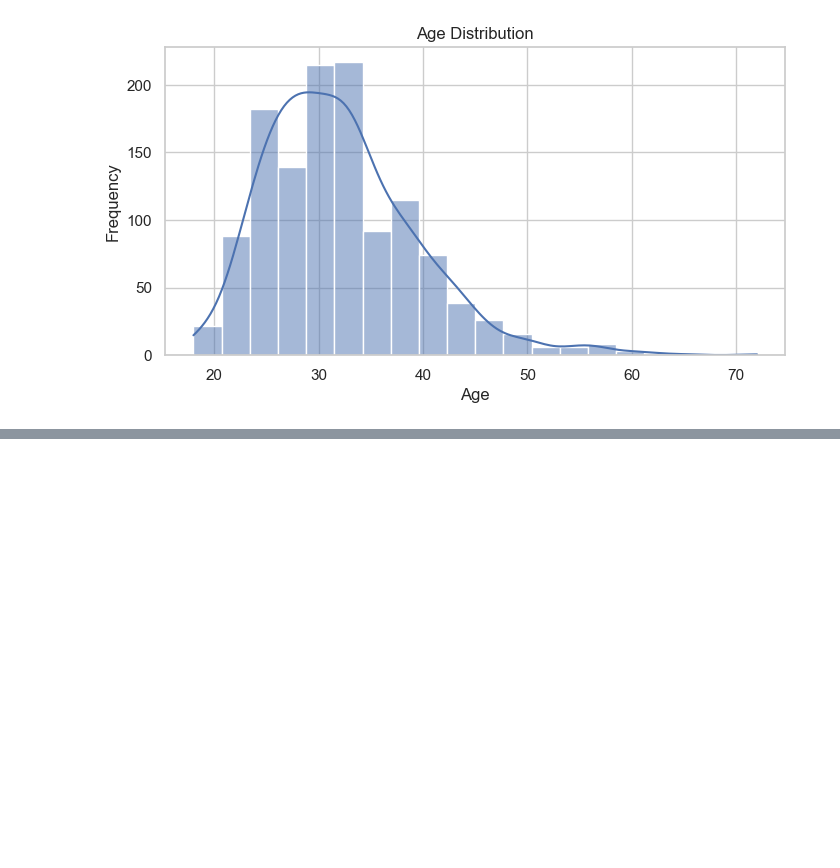
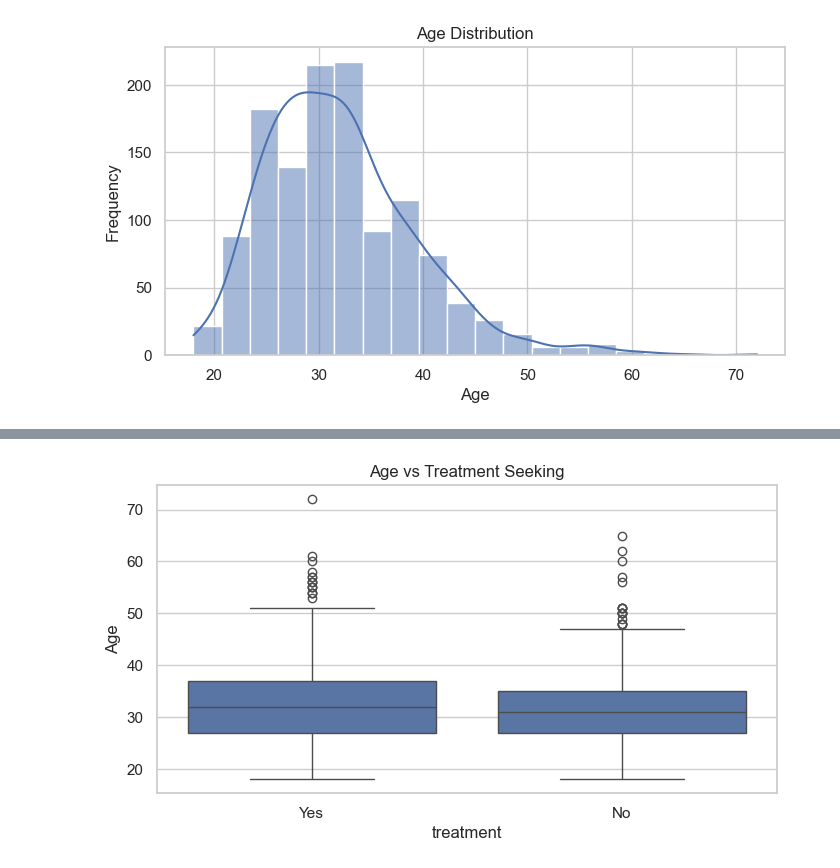
Before and after one commit to markchweya/DSA2040A_DataMining_Group1, a Jupyter notebook: DSA2040A_DataMining_Group1/notebooks/2_exploratory_analysis.ipynb, the cells around one changed output, grey strips where cells are left out. Saved outputs shown, nothing was run; the diff lists cells and outputs as text; code cells hidden in the pictures; blank space fills up the shorter version.

```diff
--- a/DSA2040A_DataMining_Group1/notebooks/2_exploratory_analysis.ipynb
+++ b/DSA2040A_DataMining_Group1/notebooks/2_exploratory_analysis.ipynb
@@ -35,0 +65,8 @@ plt.show()
+# %%
+# Age vs Treatment
+plt.figure(figsize=(8, 4))
+sns.boxplot(x='treatment', y='Age', data=df)
+plt.title('Age vs Treatment Seeking')
+plt.show()
+# %% [output]
+[figure, added]
```
Also changed, not shown: parts of 5 cells of this notebook, 1 other file.
